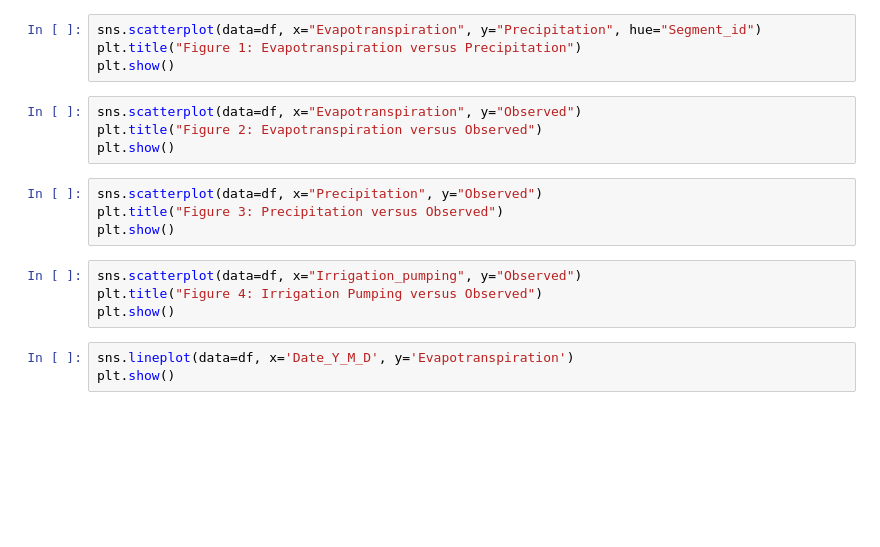
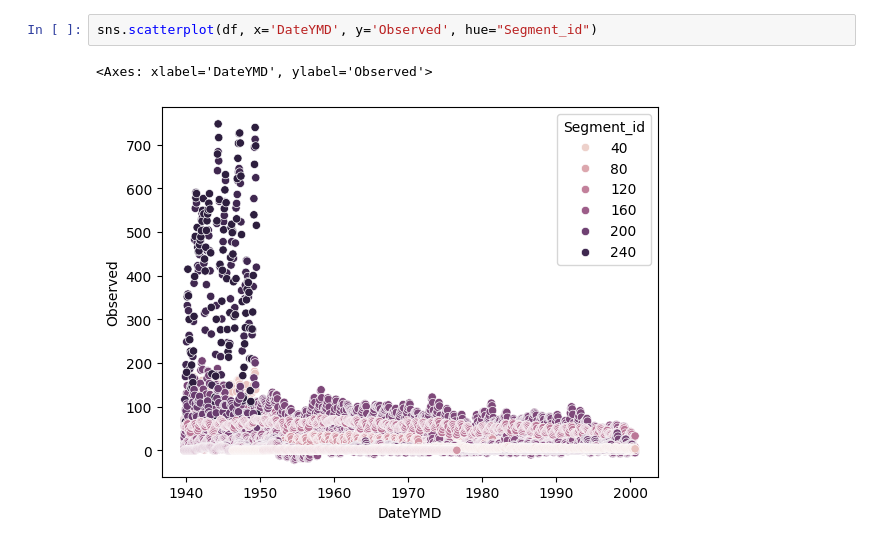
Before and after one commit to JHamoni676/cs5830_project6, a Jupyter notebook: layton.ipynb, the cells around one changed output. Saved outputs shown, nothing was run; the diff lists cells and outputs as text; blank space fills up the shorter version.

```diff
--- a/layton.ipynb
+++ b/layton.ipynb
@@ -12,19 +68,5 @@ display(df)
 # %%
-sns.scatterplot(data=df, x="Evapotranspiration", y="Precipitation", hue="Segment_id")
-plt.title("Figure 1: Evapotranspiration versus Precipitation")
-plt.show()
+sns.scatterplot(df, x='DateYMD', y='Observed', hue="Segment_id")
+# %% [output]
+<Axes: xlabel='DateYMD', ylabel='Observed'>
+[figure, added]
-# %%
-sns.scatterplot(data=df, x="Evapotranspiration", y="Observed")
-plt.title("Figure 2: Evapotranspiration versus Observed")
-plt.show()
-# %%
-sns.scatterplot(data=df, x="Precipitation", y="Observed")
-plt.title("Figure 3: Precipitation versus Observed")
-plt.show()
-# %%
-sns.scatterplot(data=df, x="Irrigation_pumping", y="Observed")
-plt.title("Figure 4: Irrigation Pumping versus Observed")
-plt.show()
-# %%
-sns.lineplot(data=df, x='Date_Y_M_D', y='Evapotranspiration')
-plt.show()
```
Also changed, not shown: parts of 9 cells of this notebook.
